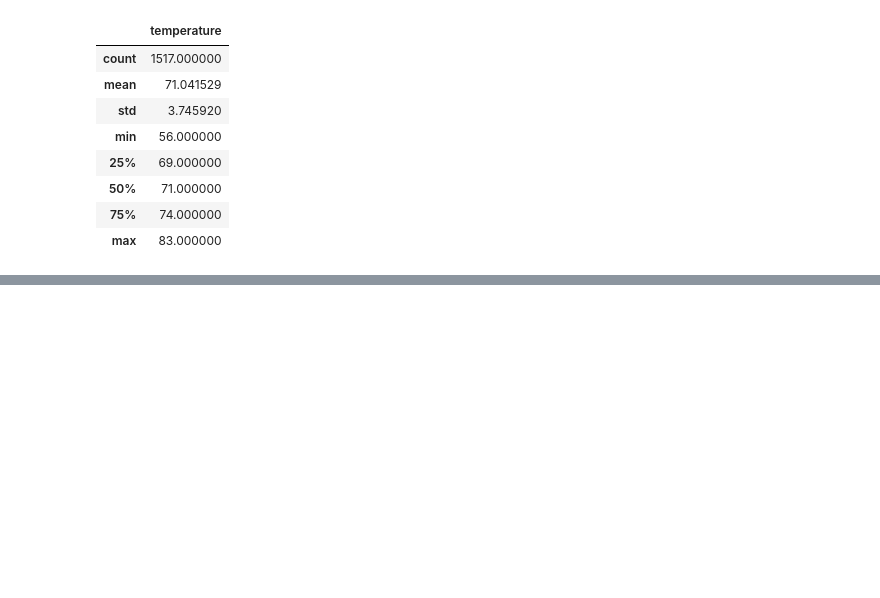
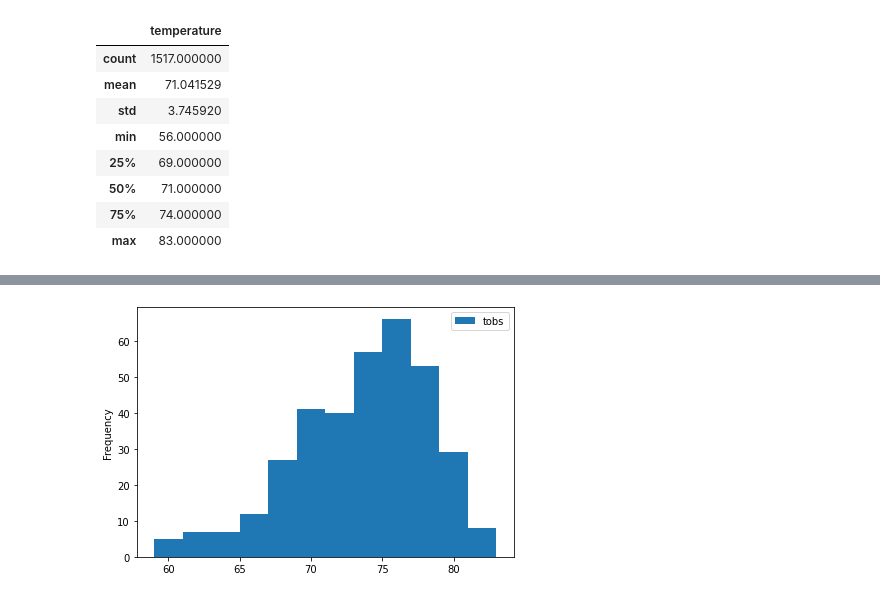
Before and after one commit to tabithacharlotte/surfs_up, a Jupyter notebook: SurfsUp_Challenge.ipynb, the cells around one changed output, grey strips where cells are left out. Saved outputs shown, nothing was run; the diff lists cells and outputs as text; code cells hidden in the pictures; blank space fills up the shorter version.

```diff
--- a/SurfsUp_Challenge.ipynb
+++ b/SurfsUp_Challenge.ipynb
@@ -120,0 +158,5 @@ dec_temp_df.describe()
+# %%
+df.plot.hist(bins=12)
+plt.tight_layout()
+# %% [output]
+[figure, added]
```
Also changed, not shown: parts of 5 cells of this notebook, 7 other files.
